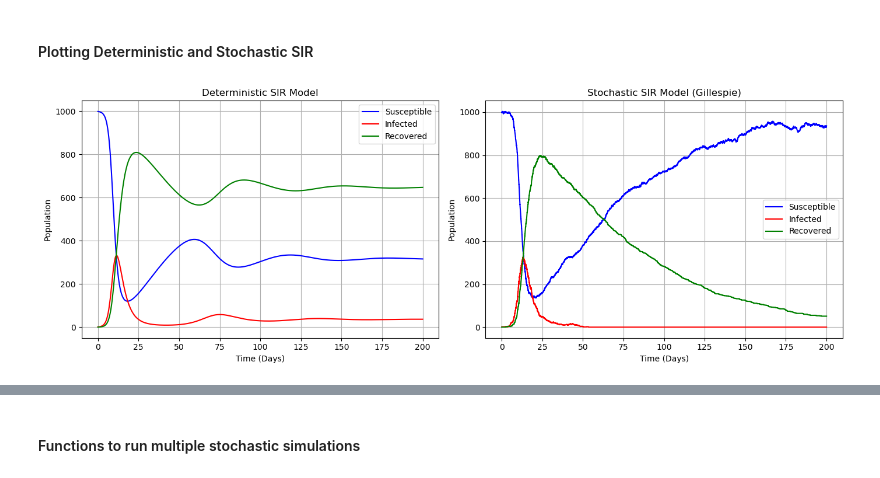
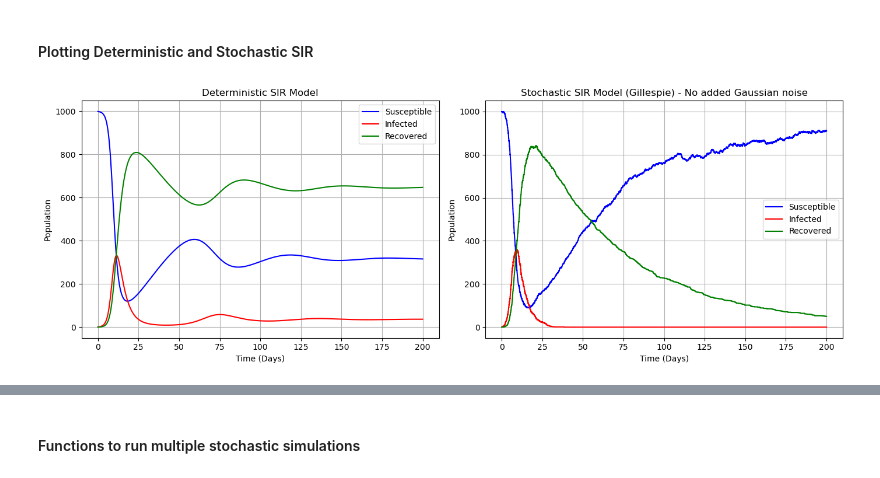
Before and after one commit to zoeazra/CLS-Ass-2, a Jupyter notebook: assignment 2.ipynb, the cells around one changed output, grey strips where cells are left out. Saved outputs shown, nothing was run; the diff lists cells and outputs as text; code cells hidden in the pictures.

```diff
--- a/assignment 2.ipynb
+++ b/assignment 2.ipynb
@@ -175,35 +200,36 @@ init_val = [X0, Y0, Z0]
 beta = 1
 gamma = 0.3
 mu = 1/60
+# seed = 42
 
 # Solving the deterministic model
 Xd, Yd, Zd, time, R0_det = deterSol(X0, Y0, Z0, N, beta, gamma, mu, start_t, end_t, points_t)
 
-# Solving the stochastic model using Gillespie algorithm
-Xs, Ys, Zs, t, R0_stoch = gillespie_sir(X0, Y0, Z0, beta, gamma, mu, N, tend, seed = seed)
+# Solving the stochastic model using Gillespie algorithm (No Gaussian noise)
+Xs, Ys, Zs, t, R0_stoch = gillespie_sir_with_noise(X0, Y0, Z0, beta, gamma, mu, N, tend, noise_scale = 0.0)
 
 # Plotting the figures
 fig, (ax1, ax2) = plt.subplots(1, 2, figsize=(14, 5))
 
 ax1.plot(time, Xd, label="Susceptible", color='blue')
 ax1.plot(time, Yd, label="Infected", color='red')
 ax1.plot(time, Zd, label="Recovered", color='green')
 ax1.set_title("Deterministic SIR Model")
 ax1.set_xlabel("Time (Days)")
 ax1.set_ylabel("Population")
 ax1.legend(loc="best")
 ax1.grid(True)
 
 ax2.plot(t, Xs, label="Susceptible", color='blue')
 ax2.plot(t, Ys, label="Infected", color='red')
 ax2.plot(t, Zs, label="Recovered", color='green')
-ax2.set_title("Stochastic SIR Model (Gillespie)")
+ax2.set_title("Stochastic SIR Model (Gillespie) - No added Gaussian noise")
 ax2.set_xlabel("Time (Days)")
 ax2.set_ylabel("Population")
 ax2.legend(loc="best")
 ax2.grid(True)
 
 plt.tight_layout()
 plt.show()
 # %% [output]
-[figure, old version]
+[figure, new version]
```
Also changed, not shown: parts of 17 cells of this notebook.
